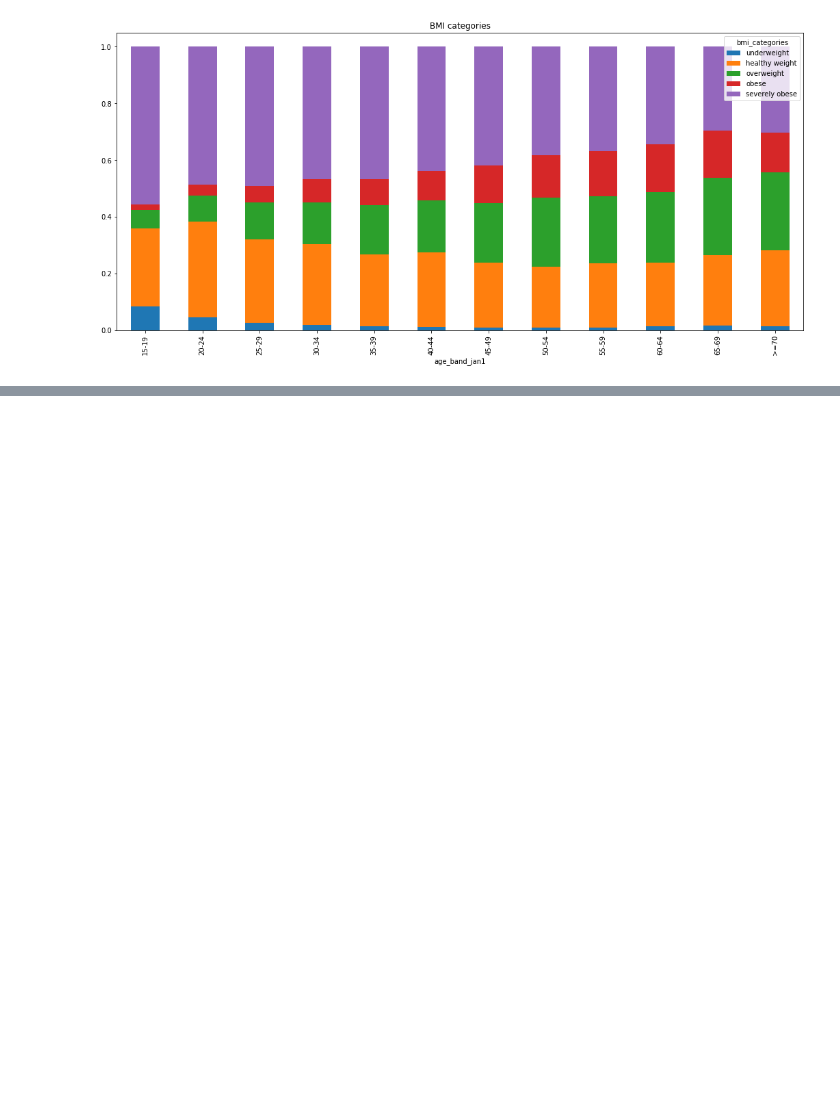
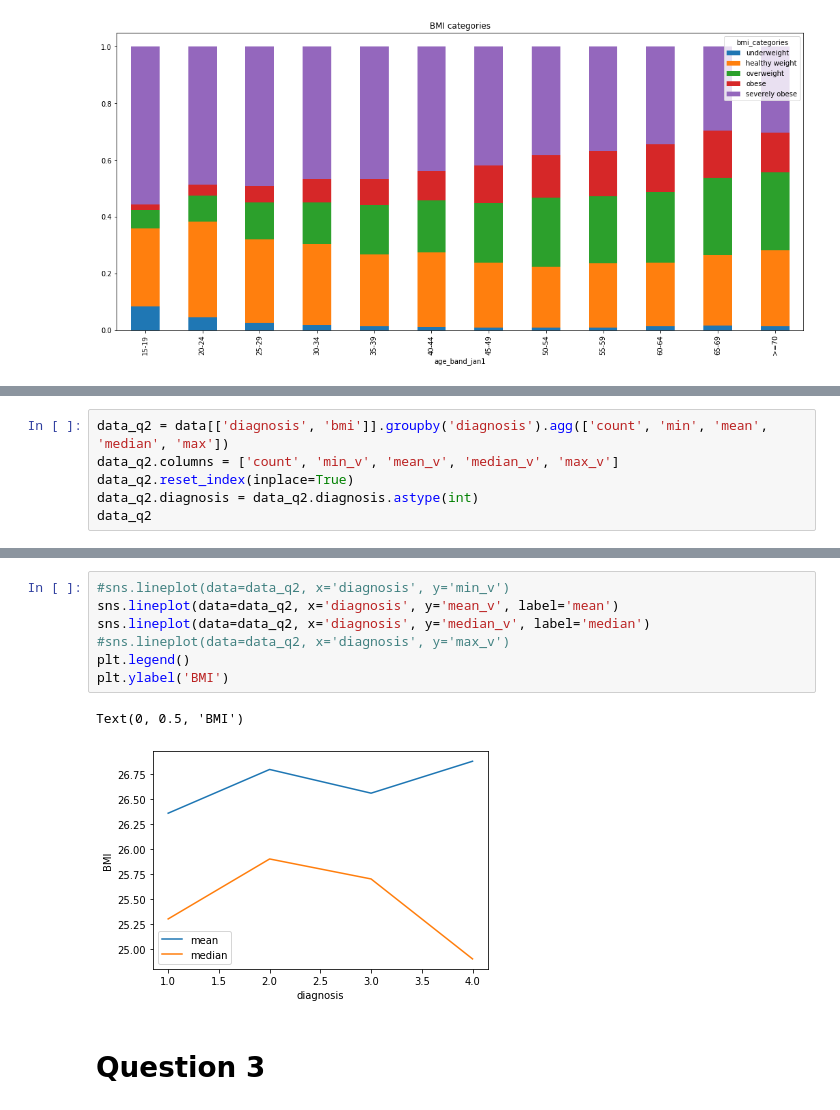
Before and after one commit to ahmed-isar/IBD-disease, a Jupyter notebook: solution.ipynb, the cells around one changed output, grey strips where cells are left out. Cells and saved outputs as stored; diff of their text form; blank space fills up the shorter version.

```diff
--- a/solution.ipynb
+++ b/solution.ipynb
@@ -115,0 +123,6 @@ Text(0.5, 1.0, 'BMI categories')
+# %%
+data_q2 = data[['diagnosis', 'bmi']].groupby('diagnosis').agg(['count', 'min', 'mean', 'median', 'max'])
+data_q2.columns = ['count', 'min_v', 'mean_v', 'median_v', 'max_v']
+data_q2.reset_index(inplace=True)
+data_q2.diagnosis = data_q2.diagnosis.astype(int)
+data_q2
@@ -115,0 +135,12 @@ Text(0.5, 1.0, 'BMI categories')
+# %%
+#sns.lineplot(data=data_q2, x='diagnosis', y='min_v')
+sns.lineplot(data=data_q2, x='diagnosis', y='mean_v', label='mean')
+sns.lineplot(data=data_q2, x='diagnosis', y='median_v', label='median')
+#sns.lineplot(data=data_q2, x='diagnosis', y='max_v')
+plt.legend()
+plt.ylabel('BMI')
+# %% [output]
+Text(0, 0.5, 'BMI')
+[figure, added]
+# %% [markdown]
+# Question 3
```
Also changed, not shown: parts of 3 cells of this notebook.
